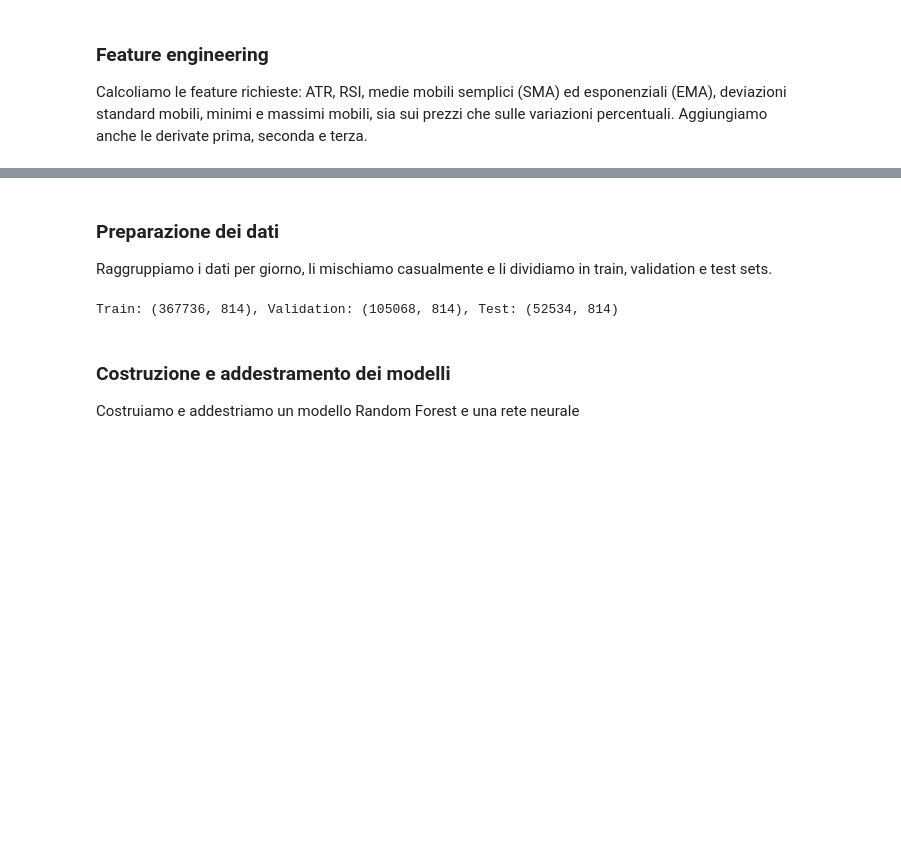
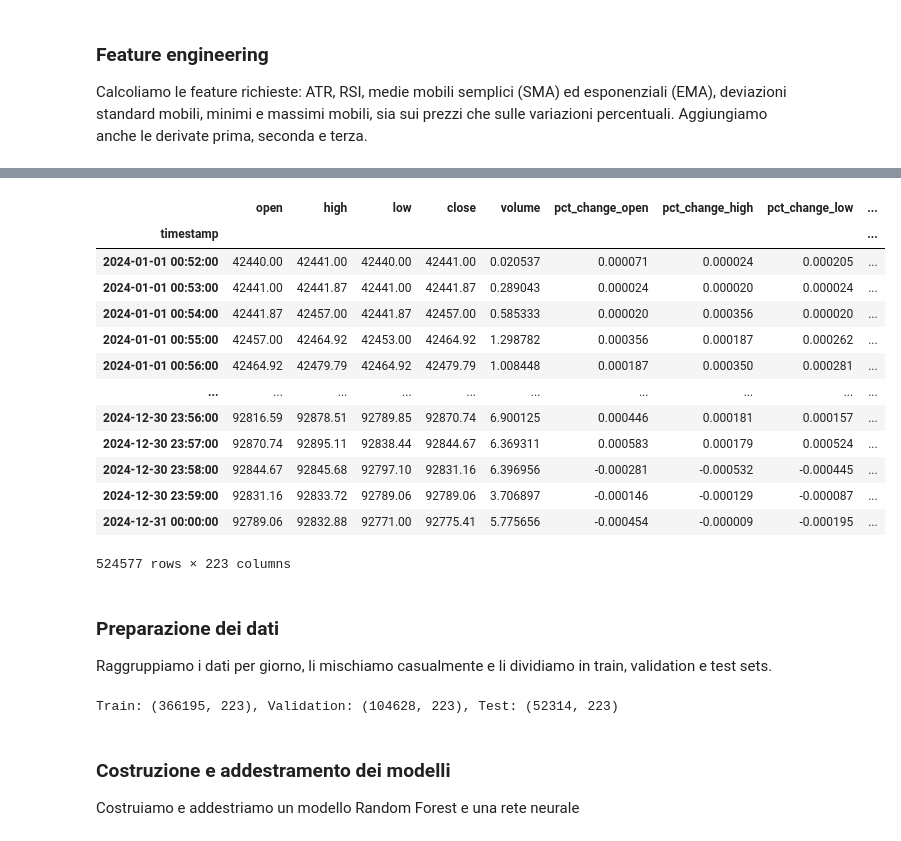
Before and after one commit to AleImbri/Crypto-machine-learning, a Jupyter notebook: Studio correlazioni solo con Grok.ipynb, the cells around one changed output, grey strips where cells are left out. Saved outputs shown, nothing was run; the diff lists cells and outputs as text; code cells hidden in the pictures; blank space fills up the shorter version.

```diff
--- a/Studio correlazioni solo con Grok.ipynb
+++ b/Studio correlazioni solo con Grok.ipynb
@@ -194,3 +366,32 @@ btc_df
+# %%
+# Parametri aggiornati
+windows = [20, 50]  # Ridotto a due finestre
+atr_windows = [14]   # Ridotto a una finestra
+rsi_windows = [14]   # Ridotto a una finestra
+macd_windows = [12, 26, 9]
+bb_windows = [20]
+stoch_windows = [14]
+lag_windows = [1, 2, 5]  # Ridotto
+
+# Applica la funzione
+btc_df = calculate_indicators_2(btc_df, windows, atr_windows, rsi_windows, macd_windows, bb_windows, stoch_windows, lag_windows)
+btc_df = btc_df.dropna()
+btc_df
+# %% [output]
+|  | open | high | low | close | volume | pct_change_open | pct_change_high | pct_change_low | ... |
+| timestamp |  |  |  |  |  |  |  |  | ... |
+| 2024-01-01 00:52:00 | 42440.00 | 42441.00 | 42440.00 | 42441.00 | 0.020537 | 0.000071 | 0.000024 | 0.000205 | ... |
+| 2024-01-01 00:53:00 | 42441.00 | 42441.87 | 42441.00 | 42441.87 | 0.289043 | 0.000024 | 0.000020 | 0.000024 | ... |
+| 2024-01-01 00:54:00 | 42441.87 | 42457.00 | 42441.87 | 42457.00 | 0.585333 | 0.000020 | 0.000356 | 0.000020 | ... |
+| 2024-01-01 00:55:00 | 42457.00 | 42464.92 | 42453.00 | 42464.92 | 1.298782 | 0.000356 | 0.000187 | 0.000262 | ... |
+| 2024-01-01 00:56:00 | 42464.92 | 42479.79 | 42464.92 | 42479.79 | 1.008448 | 0.000187 | 0.000350 | 0.000281 | ... |
+| ... | ... | ... | ... | ... | ... | ... | ... | ... | ... |
+| 2024-12-30 23:56:00 | 92816.59 | 92878.51 | 92789.85 | 92870.74 | 6.900125 | 0.000446 | 0.000181 | 0.000157 | ... |
+| 2024-12-30 23:57:00 | 92870.74 | 92895.11 | 92838.44 | 92844.67 | 6.369311 | 0.000583 | 0.000179 | 0.000524 | ... |
+| 2024-12-30 23:58:00 | 92844.67 | 92845.68 | 92797.10 | 92831.16 | 6.396956 | -0.000281 | -0.000532 | -0.000445 | ... |
+| 2024-12-30 23:59:00 | 92831.16 | 92833.72 | 92789.06 | 92789.06 | 3.706897 | -0.000146 | -0.000129 | -0.000087 | ... |
+| 2024-12-31 00:00:00 | 92789.06 | 92832.88 | 92771.00 | 92775.41 | 5.775656 | -0.000454 | -0.000009 | -0.000195 | ... |
+524577 rows × 223 columns
 # %% [markdown]
 ### Preparazione dei dati
 Raggruppiamo i dati per giorno, li mischiamo casualmente e li dividiamo in train, validation e test sets.
@@ -240,7 +441,7 @@ def prepare_data(df, F, train_size=0.7, val_size=0.2, seed=42):
     return X_train, y_train, X_val, y_val, X_test, y_test
 # %%
 # Parametri regolabili
-F = 60  # Numero di candele avanti da prevedere
+F = 1440  # Numero di candele avanti da prevedere
 train_size = 0.7  # 70% dei giorni rimanenti per il train
 val_size = 0.2  # 20% dei giorni rimanenti per la validation
 seed = 8
@@ -251,7 +452,7 @@ X_train, y_train, X_val, y_val, X_test, y_test = prepare_data(btc_df, F, train_s
 # Controllo delle dimensioni
 print(f"Train: {X_train.shape}, Validation: {X_val.shape}, Test: {X_test.shape}")
 # %% [output]
-Train: (367736, 814), Validation: (105068, 814), Test: (52534, 814)
+Train: (366195, 223), Validation: (104628, 223), Test: (52314, 223)
 # %% [markdown]
 ### Costruzione e addestramento dei modelli
 Costruiamo e addestriamo un modello Random Forest e una rete neurale
```
Also changed, not shown: parts of 23 cells of this notebook, 2 other files.
